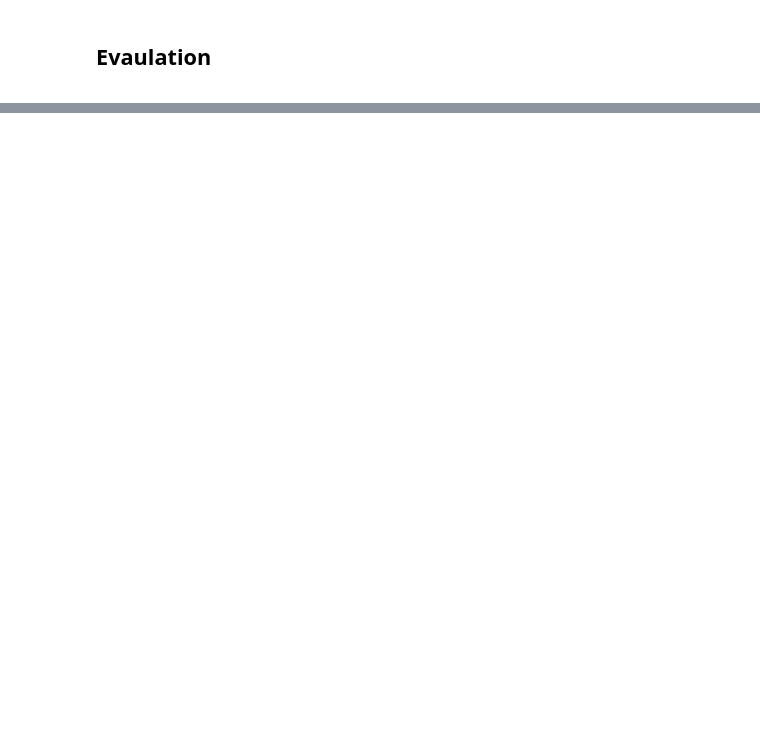
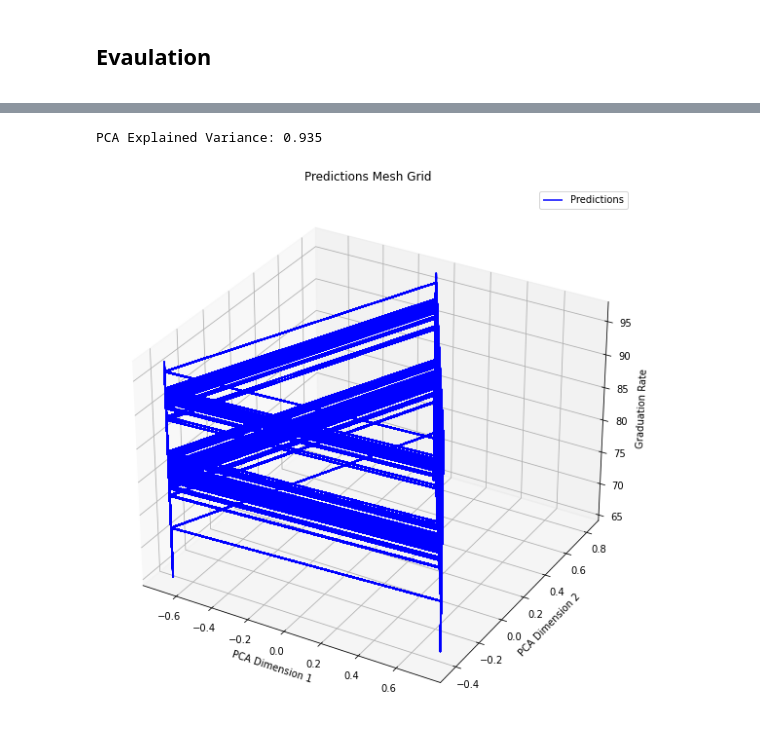
Before and after one commit to derekcaramella/GraduationRatePredictor, a Jupyter notebook: 2022_05_02_Caramella_DSC465_FinalProject_Script.ipynb, the cells around one changed output, grey strips where cells are left out. Saved outputs shown, nothing was run; the diff lists cells and outputs as text; code cells hidden in the pictures; blank space fills up the shorter version.

```diff
--- a/2022_05_02_Caramella_DSC465_FinalProject_Script.ipynb
+++ b/2022_05_02_Caramella_DSC465_FinalProject_Script.ipynb
@@ -709,0 +763,27 @@ PCA Explained Variance: 0.702
+# %%
+mesh_grid_array_preprocessed = model._x_preprocessing(mesh_grid_array, training=False)
+
+fig_PCA = PCA(n_components=2)
+mesh_grid_array_preprocessed[['PCA Dimension 1', 'PCA Dimension 2']] = fig_PCA.fit_transform(mesh_grid_array_preprocessed)
+print(f'PCA Explained Variance: {np.round(fig_PCA.explained_variance_ratio_.sum(), 3)}')
+mesh_grid_array_preprocessed['predictions'] = model.predict(mesh_grid_array)
+
+fig = plt.figure(figsize=(10, 10))
+ax = fig.add_subplot(projection='3d')
+pca_data['predictons'] = mesh_grid_array['predictions'].to_numpy()
+ax.plot_wireframe(mesh_grid_array_preprocessed['PCA Dimension 1'],
+                  mesh_grid_array_preprocessed['PCA Dimension 2'],
+                  mesh_grid_array_preprocessed['predictions'].to_numpy().reshape(-1, 1),
+                  label='Predictions', color='blue')
+
+ax.legend(loc='upper right')
+ax.set_xlabel('PCA Dimension 1')
+ax.set_ylabel('PCA Dimension 2')
+ax.set_zlabel('Graduation Rate')
+ax.set_title('Predictions Mesh Grid')
+
+
+plt.show()
+# %% [output]
+PCA Explained Variance: 0.935
+[figure, added]
```
Also changed, not shown: parts of 14 cells of this notebook.
